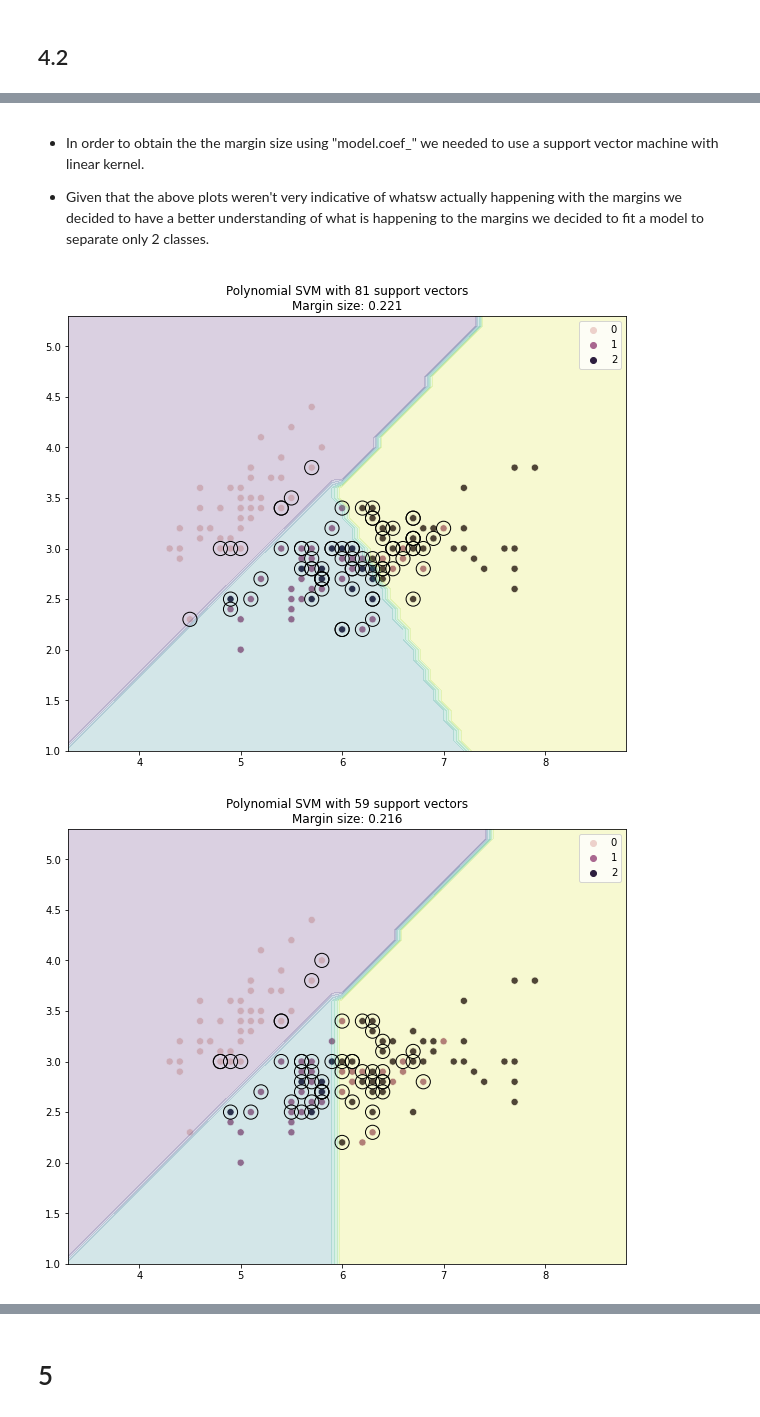
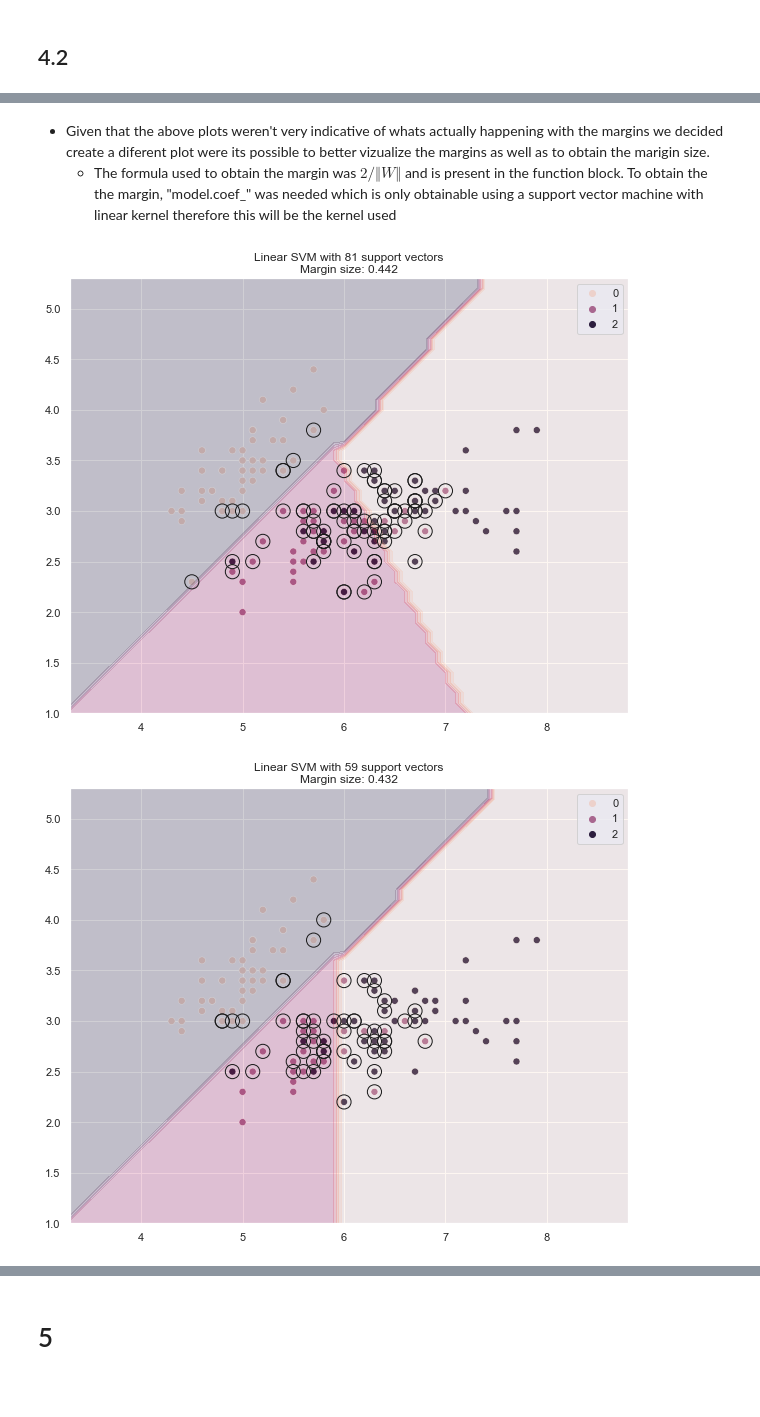
Before and after one commit to ASobreira/Advanced-Machine-Learning, a Jupyter notebook: Assignments/Assignment2/Assignment2_Ex4_5_6.ipynb, the cells around one changed output, grey strips where cells are left out. Drawn from its saved outputs; the diff is of its cells as text; code cells hidden in the pictures; blank space fills up the shorter version.

```diff
--- a/Assignments/Assignment2/Assignment2_Ex4_5_6.ipynb
+++ b/Assignments/Assignment2/Assignment2_Ex4_5_6.ipynb
@@ -119,16 +136,15 @@ plt.show()
-# %% [markdown]
-
-
-- In order to obtain the the margin size using "model.coef_" we needed to use a support vector machine with linear kernel.
-
-- Given that the above plots weren't very indicative of whatsw actually happening with the margins we decided to have a better understanding of what is happening to the margins we decided to fit a model to separate only 2 classes.
+# %% [markdown]
+
+
+- Given that the above plots weren't very indicative of whats actually happening with the margins we decided  create a diferent plot were its possible to better vizualize the margins as well as to obtain the marigin size.
+    - The formula used to obtain the margin was $ 2/\Vert W \Vert $ and is present in the function block. To  obtain the the margin, "model.coef_" was needed which is only obtainable using a support vector machine with linear kernel therefore this will be the kernel used
 # %%
-# train models
+# Full Model
 svc = svm.SVC(kernel='linear').fit(X, y)
+margin_plot(svc, X, y)
+# Reduced Model
 svc_reduced = svm.SVC(kernel='linear').fit(reduced_X, reduced_y)
-#Plot
-margin_plot(svc)
-margin_plot(svc_reduced)
+margin_plot(svc_reduced, reduced_X, reduced_y)
 # %% [output]
-[figure, old version]
+[figure, new version]
-[figure, old version]
+[figure, new version]
```
Also changed, not shown: parts of 56 cells of this notebook.
